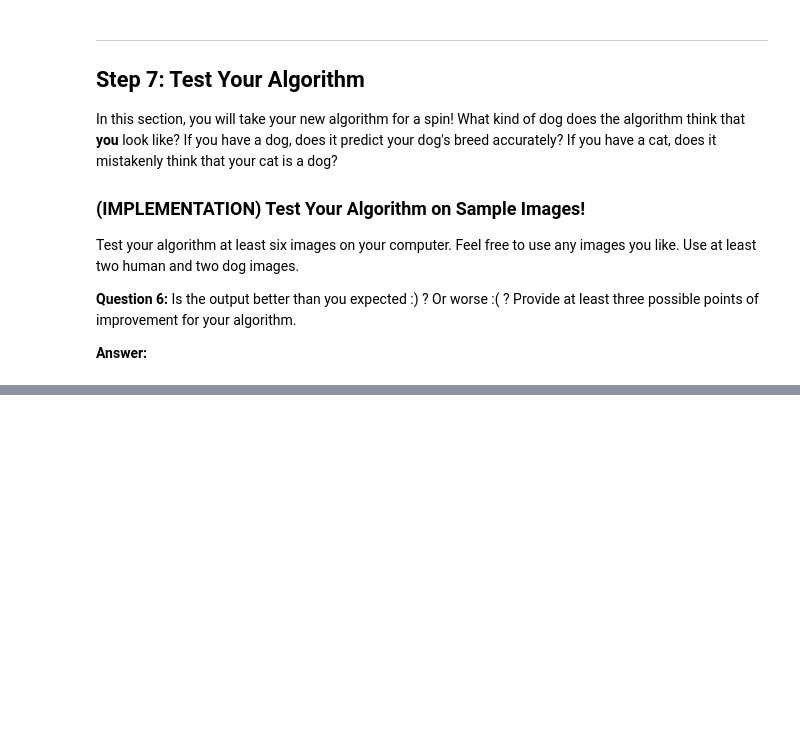
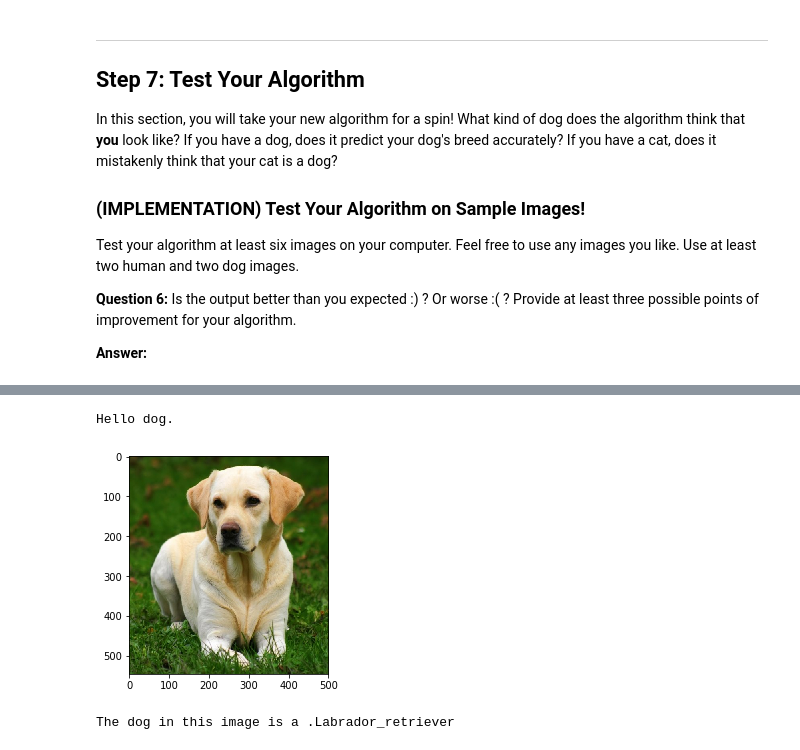
Before and after one commit to cbrands/dog-project, a Jupyter notebook: dog_app.ipynb, the cells around one changed output, grey strips where cells are left out. Drawn from its saved outputs; the diff is of its cells as text; code cells hidden in the pictures; blank space fills up the shorter version.

```diff
--- a/dog_app.ipynb
+++ b/dog_app.ipynb
@@ -744,0 +777,6 @@ __Answer:__
+# %%
+identify_dogs_and_humans_by_image(img_path='images/Labrador_retriever_06457.jpg')
+# %% [output]
+Hello dog.
+[figure, added]
+The dog in this image is a .Labrador_retriever
```
Also changed, not shown: parts of 16 cells of this notebook, 2 other files.
